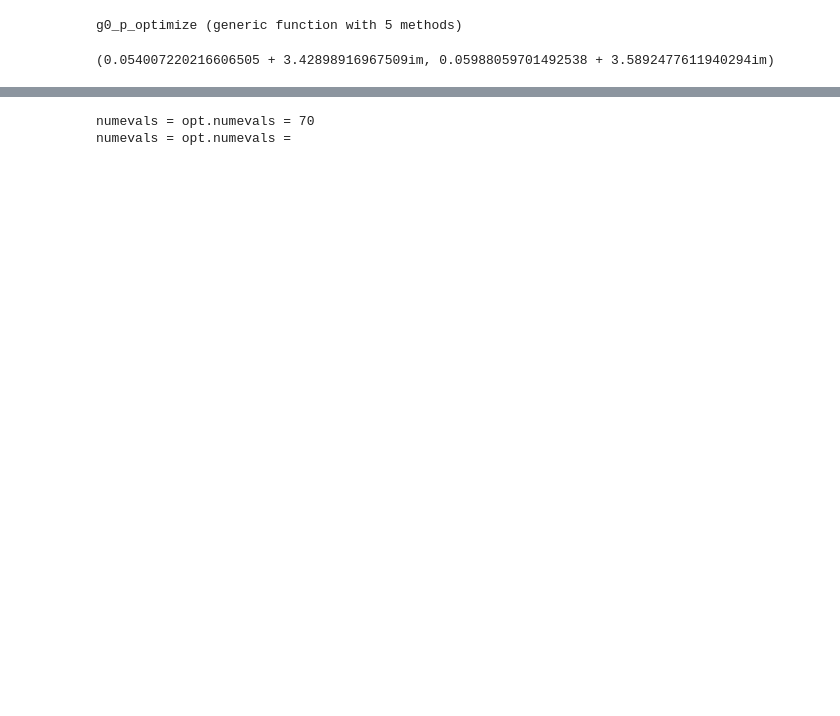
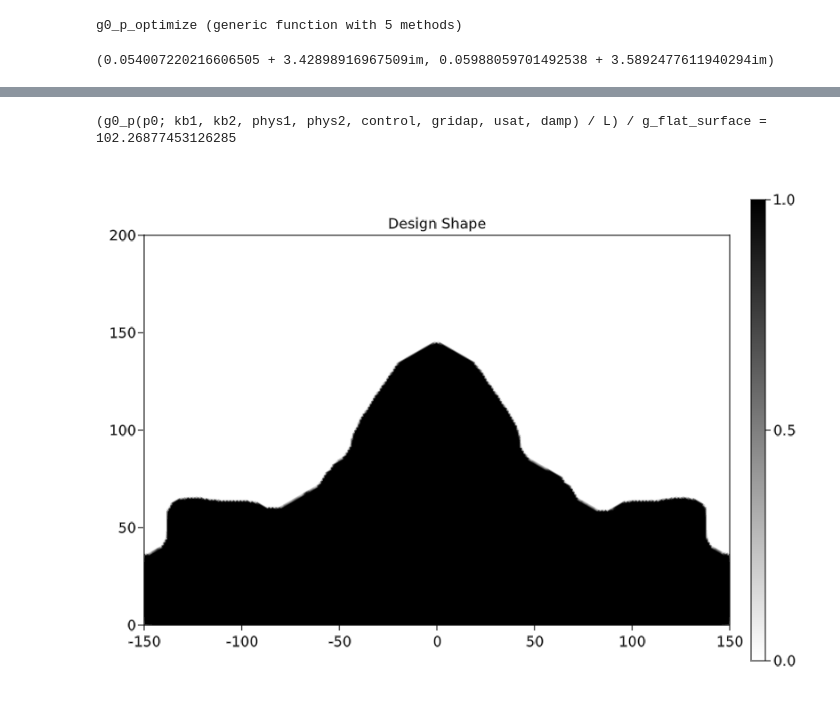
Before and after one commit to WenjieYao/RamanInFluid, a Jupyter notebook: Main.ipynb, the cells around one changed output, grey strips where cells are left out. Drawn from its saved outputs; the diff is of its cells as text; code cells hidden in the pictures; blank space fills up the shorter version.

```diff
--- a/Main.ipynb
+++ b/Main.ipynb
@@ -42,7 +42,7 @@ nm1,nm2
 # %%
 hr = (λ1+λ2)/nf/4          # Height of Raman molecule
 # Geometry parameters of the mesh
-L = 400           # Length of the normal region
+L = 300           # Length of the normal region
 hair = 500 + hr       # Height of the air region
 hs = 300 + hr         # Height of the source location in air
 ht = 200 + hr         # Height of the target location in air
@@ -250,9 +250,9 @@ d_list = [1e-4, 5e-4, 1e-3, 5e-3, 1e-2, 1e-2, 1e-2]*1e2
 g_opt = 0
 usat = Inf#(10)^2/4
 kb1 = 0.5 * ω1
-kb2 = 0.5 * ω2
+kb2 = -0.5 * ω2
 #damp = 1
-for bi = 1 : 6
+for bi = 6 : 6
     β = β_list[bi]
     α = 1/(2*Q_list[bi])
     damp = d_list[bi] * 4
@@ -290,9 +290,6 @@ for bi = 1 : 6
     end
 end
 @show g_opt
-# %% [output]
-numevals = opt.numevals = 70
-numevals = opt.numevals =
 # %%
 # Output and view
 ImportFromFile = true
@@ -306,35 +303,38 @@ if ImportFromFile
 #     p0[p0.>p_cutoff] .= 1.0
 else
     p0 = zeros(gridap.np)
 end
 
-kb1 = 0
-kb2 = 0
+kb1 = VectorValue(0.5 * ω1 * nf, 0)
+kb2 = VectorValue(-0.5 * ω2 * nf, 0)
 usat = Inf#(10)^2/4
 damp = 4
 
 pf_vec = pf_p0(p0; control, gridap)
 pfh = FEFunction(gridap.FE_Pf, pf_vec)
 pth = (pf -> Threshold(pf; control)) ∘ pfh
 A1_mat = MatrixA(pth, kb1; phys=phys1, control, gridap)
 b1_vec = assemble_vector(v->(∫(v)gridap.dΓ_s), gridap.FE_V)
 u1_vec = A1_mat \ b1_vec
 u1h = FEFunction(gridap.FE_U, u1_vec)
 
 A2_mat = MatrixA(pth, kb2; phys=phys2, control, gridap)
 o_vec = VectorO(1, 1; gridap)
 v2_vec = A2_mat' \ o_vec
 v2h = FEFunction(gridap.FE_U, v2_vec)
 
 @show g0_p(p0; kb1, kb2, phys1, phys2, control, gridap, usat, damp)/L/g_flat_surface
 
 fig, ax, plt = plot(gridap.Ω, pth, colormap = :binary)
 Colorbar(fig[1,2], plt)
 ax.aspect = AxisAspect(L/(hd))
 ax.title = "Design Shape"
 limits!(ax, -L/2, L/2, 0, hd)
 save("Results/shape.png", fig)
 fig
+# %% [output]
+(g0_p(p0; kb1, kb2, phys1, phys2, control, gridap, usat, damp) / L) / g_flat_surface = 102.26877453126285
+[figure, added]
 # %%
 # A1_mat = MatrixA(pth, 0; phys=phys1, control, gridap)
 # b1_vec = assemble_vector(v->(∫(v)gridap.dΓ_s), gridap.FE_V)
```
Also changed, not shown: parts of 14 cells of this notebook, 13 other files.
